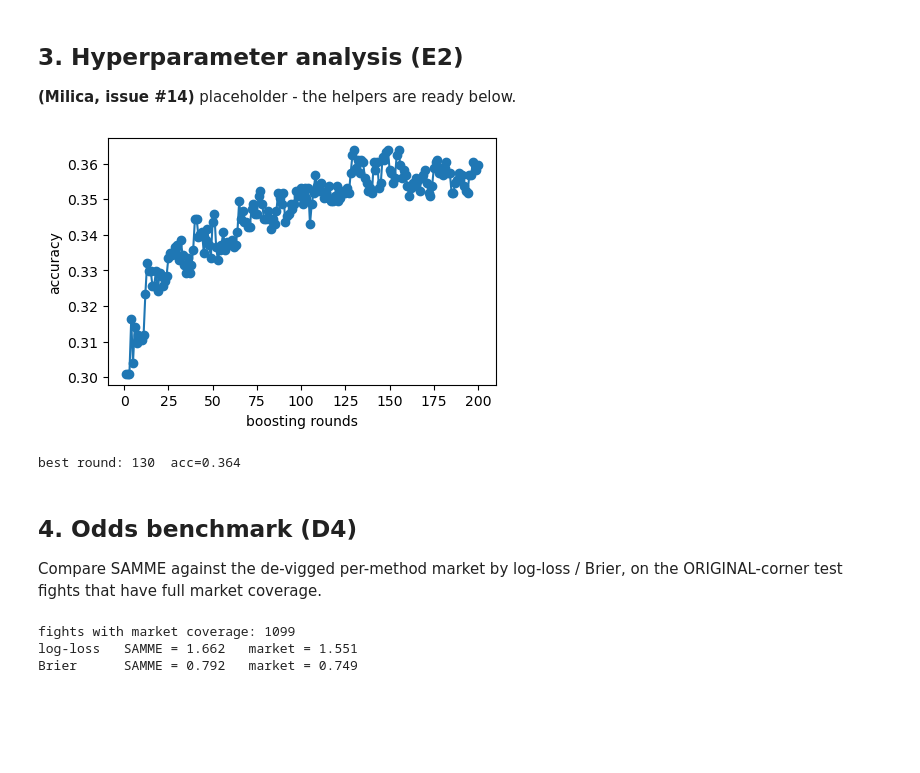
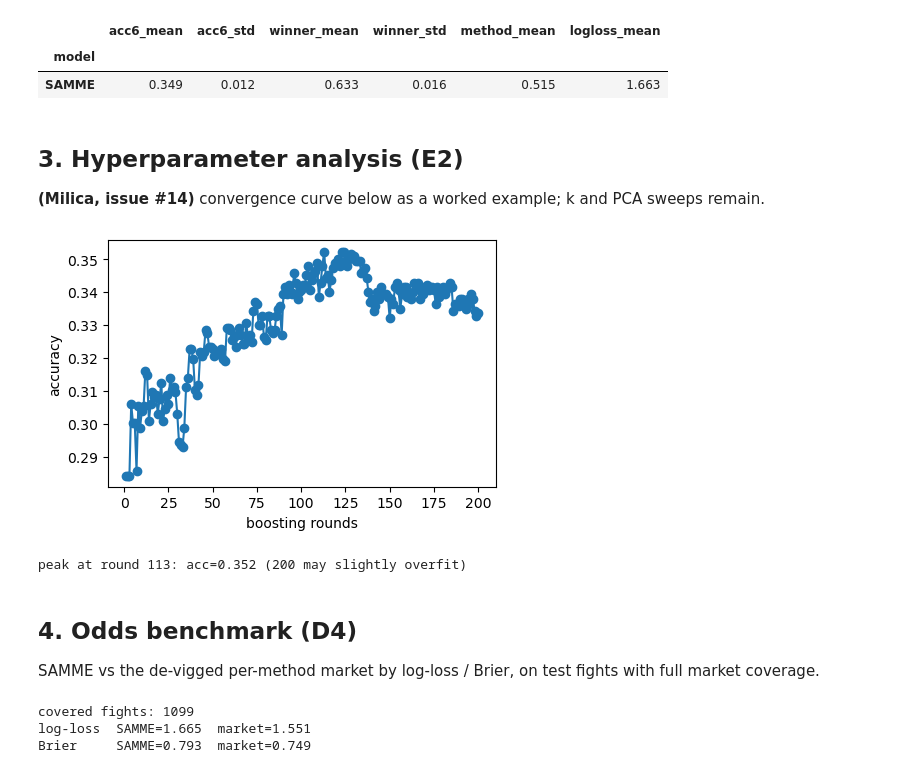
Before and after one commit to lcubrilo/PRML-Projekat, a Jupyter notebook: notebooks/03_extension.ipynb, the cells around one changed output. Drawn from its saved outputs; the diff is of its cells as text; code cells hidden in the pictures; blank space fills up the shorter version.

```diff
--- a/notebooks/03_extension.ipynb
+++ b/notebooks/03_extension.ipynb
@@ -33,31 +19,50 @@ SAMME  6-class acc = 0.360  macroF1 = 0.308  logloss = 1.662
+# %%
+SEEDS = [0, 1, 2]
+acc6, winacc, metacc, ll = ({}, {}, {}, {})
+for k in (acc6, winacc, metacc, ll): k['SAMME'] = []
+keep = {}
+for s in SEEDS:
+    ds = build_dataset(seed=s)
+    Xtr, ytr, Xte, yte = ds.X_train.values, ds.y_train.values, ds.X_test.values, ds.y_test.values
+    m = SAMMEClassifier(n_estimators=200).fit(Xtr, ytr)
+    proba = m.predict_proba(Xte); pred = m.classes_[proba.argmax(1)]
+    acc6['SAMME'].append(accuracy(yte, pred))
+    winacc['SAMME'].append(accuracy(collapse_winner(yte), collapse_winner(pred)))
+    metacc['SAMME'].append(accuracy(collapse_method(yte), collapse_method(pred)))
+    ll['SAMME'].append(log_loss(yte, proba, classes=m.classes_))
+    if s == 0: keep = dict(model=m, ds=ds, Xte=Xte, yte=yte)
+a_m, a_s = summarize_over_seeds(acc6['SAMME']); w_m, w_s = summarize_over_seeds(winacc['SAMME'])
+me_m, _ = summarize_over_seeds(metacc['SAMME']); l_m, _ = summarize_over_seeds(ll['SAMME'])
+res = pd.DataFrame([{'model': 'SAMME', 'acc6_mean': a_m, 'acc6_std': a_s, 'winner_mean': w_m,
+                     'winner_std': w_s, 'method_mean': me_m, 'logloss_mean': l_m}]).set_index('model').round(3)
+res.to_csv('../report/results_extension.csv'); res
+# %% [output]
+|  | acc6_mean | acc6_std | winner_mean | winner_std | method_mean | logloss_mean |
+| model |  |  |  |  |  |  |
+| SAMME | 0.349 | 0.012 | 0.633 | 0.016 | 0.515 | 1.663 |
 # %% [markdown]
 ## 3. Hyperparameter analysis (E2)
-**(Milica, issue #14)** placeholder - the helpers are ready below.
+**(Milica, issue #14)** convergence curve below as a worked example; k and PCA sweeps remain.
-# %%
-# E2 (Milica, issue #14): hyperparameter sweeps + plots.
-# Ready-made helpers:
-#   - SAMME n_estimators: ONE fit, then samme.staged_score(Xte, yte) gives accuracy after
-#     every round (no refit). Plot with plot_staged_accuracy(scores).
-#   - kNN k: loop k, KNNClassifier(k).fit(Xtr,ytr).score(Xte,yte); plot with plot_sweep.
-#   - PCA dims: src.baselines.PCA(n_components=d).fit(Xtr); refit models on reduced X.
-# Example for the SAMME convergence curve (cheap, reuses the fit above):
-scores = samme.staged_score(Xte, yte)
-plot_staged_accuracy(scores); save_fig('hyperparam_samme'); plt.show()
-print(f'best round: {int(np.argmax(scores))+1}  acc={max(scores):.3f}')
-# %% [output]
-[figure, removed]
-best round: 130  acc=0.364
+# %%
+scores = keep['model'].staged_score(keep['Xte'], keep['yte'])
+plot_staged_accuracy(scores); save_fig('hyperparam_samme'); plt.show()
+print(f'peak at round {int(np.argmax(scores))+1}: acc={max(scores):.3f} (200 may slightly overfit)')
+# %% [output]
+[figure, added]
+peak at round 113: acc=0.352 (200 may slightly overfit)
 # %% [markdown]
 ## 4. Odds benchmark (D4)
-Compare SAMME against the de-vigged per-method market by log-loss / Brier, on the ORIGINAL-corner test fights that have full market coverage.
+SAMME vs the de-vigged per-method market by log-loss / Brier, on test fights with full market coverage.
 # %%
-mkt = method_market(ds.df, classes=samme.classes_).loc[ds.test_index]
-proba_orig = samme.predict_proba(ds.X_test_orig.values)
-res = market_benchmark(ds.y_test_orig.values, proba_orig, mkt.values, samme.classes_)
-print(f'fights with market coverage: {res["n_fights"]}')
-print(f'log-loss   SAMME = {res["log_loss"]["model"]:.3f}   market = {res["log_loss"]["market"]:.3f}')
-print(f'Brier      SAMME = {res["brier"]["model"]:.3f}   market = {res["brier"]["market"]:.3f}')
+ds0 = keep['ds']; m = keep['model']
+mkt = method_market(ds0.df, classes=m.classes_).loc[ds0.test_index]
+res = market_benchmark(ds0.y_test.values, m.predict_proba(ds0.X_test.values), mkt.values, m.classes_)
+print(f'covered fights: {res["n_fights"]}')
+print(f'log-loss  SAMME={res["log_loss"]["model"]:.3f}  market={res["log_loss"]["market"]:.3f}')
+print(f'Brier     SAMME={res["brier"]["model"]:.3f}  market={res["brier"]["market"]:.3f}')
+pd.DataFrame([{'metric':'log_loss','SAMME':res['log_loss']['model'],'market':res['log_loss']['market']},
+              {'metric':'brier','SAMME':res['brier']['model'],'market':res['brier']['market']}]).to_csv('../report/results_market.csv', index=False)
 # %% [output]
-fights with market coverage: 1099
-log-loss   SAMME = 1.662   market = 1.551
-Brier      SAMME = 0.792   market = 0.749
+covered fights: 1099
+log-loss  SAMME=1.665  market=1.551
+Brier     SAMME=0.793  market=0.749
```
Also changed, not shown: parts of 6 cells of this notebook, 14 other files.
